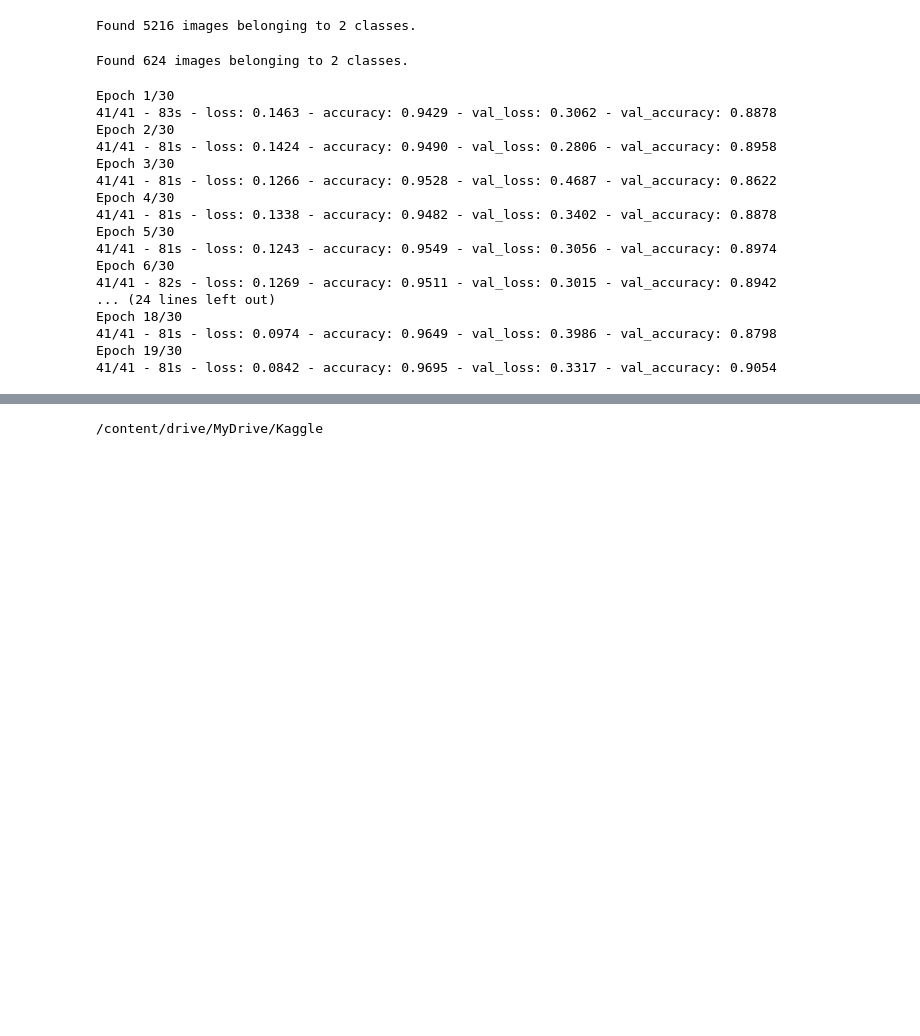
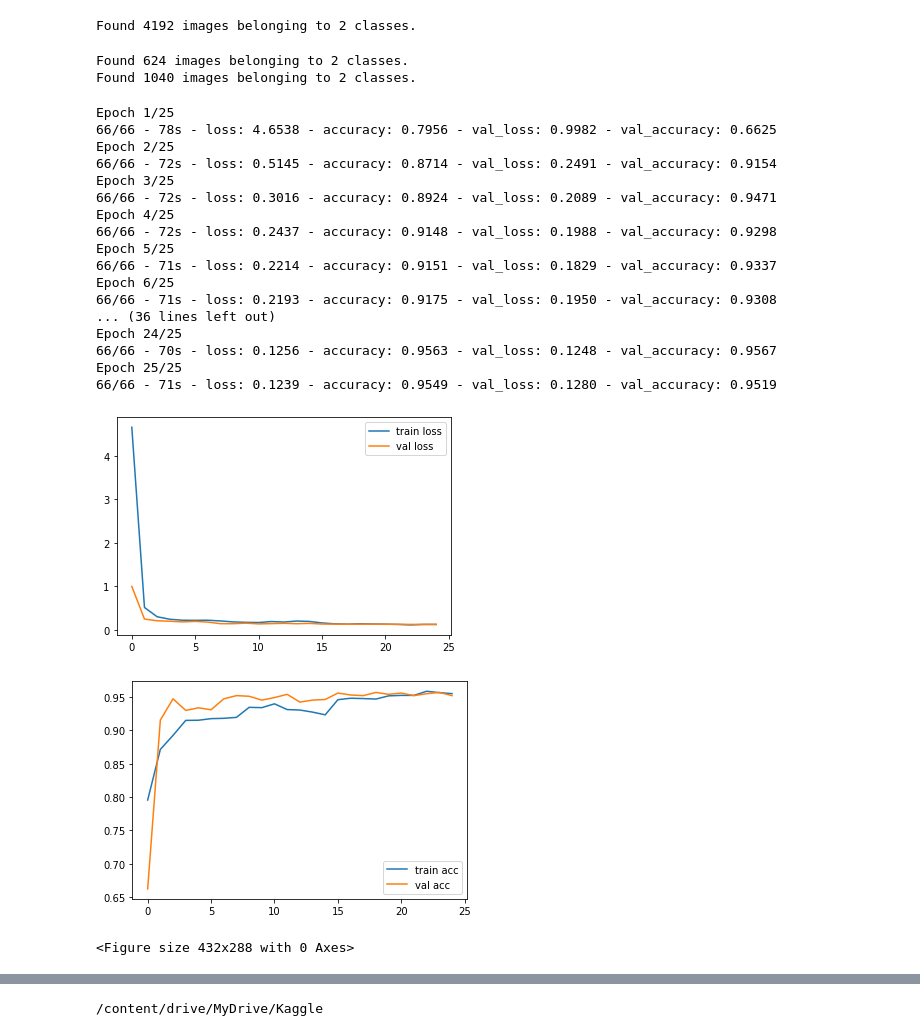
Before and after one commit to prtk0007/Chest_Xray_detection, a Jupyter notebook: Project_ray_7_Inception_acc_90_70_.ipynb, the cells around one changed output, grey strips where cells are left out. Saved outputs shown, nothing was run; the diff lists cells and outputs as text; code cells hidden in the pictures; blank space fills up the shorter version.

Commit message:
this is with updated dropout rate but previous results were good with respect to this

```diff
--- a/Project_ray_7_Inception_acc_90_70_.ipynb
+++ b/Project_ray_7_Inception_acc_90_70_.ipynb
@@ -118,45 +75,69 @@ train_datagen = ImageDataGenerator(rescale = 1./255,
 test_datagen = ImageDataGenerator(rescale = 1./255)
 val_datagen = ImageDataGenerator(rescale = 1./255)
 # %%
-training_set = train_datagen.flow_from_directory('/content/chest_xray/chest_xray/train',
+training_set = train_datagen.flow_from_directory('/content/train',
                                                  target_size = (180, 180),
-                                                 batch_size = 128,
+                                                 batch_size = 64,
                                                  class_mode = 'binary')
 # %% [output]
-Found 5216 images belonging to 2 classes.
+Found 4192 images belonging to 2 classes.
 # %%
-test_set = test_datagen.flow_from_directory('/content/chest_xray/chest_xray/test',
+test_set = test_datagen.flow_from_directory('/content/test',
                                             target_size = (180, 180),
-                                            batch_size = 128,
+                                            batch_size = 64,
                                             shuffle=False,
                                             class_mode = 'binary')
+
+val_set = test_datagen.flow_from_directory('/content/val',
+                                            target_size = (180, 180),
+                                            batch_size = 64,
+                                            shuffle=False,
+                                            class_mode = 'binary')
 # %% [output]
 Found 624 images belonging to 2 classes.
+Found 1040 images belonging to 2 classes.
 # %%
 from tensorflow.keras.callbacks import EarlyStopping,ReduceLROnPlateau
 early = EarlyStopping(monitor='val_loss', mode='min', patience=10)
-learning_rate_reduction = ReduceLROnPlateau(monitor='val_loss', patience =  8 , verbose=1,factor=0.2, min_lr=0.00001)
+learning_rate_reduction = ReduceLROnPlateau(monitor='val_loss', patience =  4 , verbose=1,factor=0.01, min_lr=0.0001)
 callbacks_list = [ early, learning_rate_reduction]
 # %%
-r3=model3.fit(training_set,validation_data=test_set,epochs=30,verbose=2,callbacks=callbacks_list)
+r3=model3.fit(training_set,validation_data=val_set,epochs=25,verbose=2,callbacks=callbacks_list)
 # %% [output]
-Epoch 1/30
-41/41 - 83s - loss: 0.1463 - accuracy: 0.9429 - val_loss: 0.3062 - val_accuracy: 0.8878
-Epoch 2/30
-41/41 - 81s - loss: 0.1424 - accuracy: 0.9490 - val_loss: 0.2806 - val_accuracy: 0.8958
-Epoch 3/30
-41/41 - 81s - loss: 0.1266 - accuracy: 0.9528 - val_loss: 0.4687 - val_accuracy: 0.8622
-Epoch 4/30
-41/41 - 81s - loss: 0.1338 - accuracy: 0.9482 - val_loss: 0.3402 - val_accuracy: 0.8878
-Epoch 5/30
-41/41 - 81s - loss: 0.1243 - accuracy: 0.9549 - val_loss: 0.3056 - val_accuracy: 0.8974
-Epoch 6/30
-41/41 - 82s - loss: 0.1269 - accuracy: 0.9511 - val_loss: 0.3015 - val_accuracy: 0.8942
-... (24 lines left out)
-Epoch 18/30
-41/41 - 81s - loss: 0.0974 - accuracy: 0.9649 - val_loss: 0.3986 - val_accuracy: 0.8798
-Epoch 19/30
-41/41 - 81s - loss: 0.0842 - accuracy: 0.9695 - val_loss: 0.3317 - val_accuracy: 0.9054
+Epoch 1/25
+66/66 - 78s - loss: 4.6538 - accuracy: 0.7956 - val_loss: 0.9982 - val_accuracy: 0.6625
+Epoch 2/25
+66/66 - 72s - loss: 0.5145 - accuracy: 0.8714 - val_loss: 0.2491 - val_accuracy: 0.9154
+Epoch 3/25
+66/66 - 72s - loss: 0.3016 - accuracy: 0.8924 - val_loss: 0.2089 - val_accuracy: 0.9471
+Epoch 4/25
+66/66 - 72s - loss: 0.2437 - accuracy: 0.9148 - val_loss: 0.1988 - val_accuracy: 0.9298
+Epoch 5/25
+66/66 - 71s - loss: 0.2214 - accuracy: 0.9151 - val_loss: 0.1829 - val_accuracy: 0.9337
+Epoch 6/25
+66/66 - 71s - loss: 0.2193 - accuracy: 0.9175 - val_loss: 0.1950 - val_accuracy: 0.9308
+... (36 lines left out)
+Epoch 24/25
+66/66 - 70s - loss: 0.1256 - accuracy: 0.9563 - val_loss: 0.1248 - val_accuracy: 0.9567
+Epoch 25/25
+66/66 - 71s - loss: 0.1239 - accuracy: 0.9549 - val_loss: 0.1280 - val_accuracy: 0.9519
+# %%
+plt.plot(r3.history['loss'], label='train loss')
+plt.plot(r3.history['val_loss'], label='val loss')
+plt.legend()
+plt.show()
+plt.savefig('LossVal_loss')
+
+# plot the accuracy
+plt.plot(r3.history['accuracy'], label='train acc')
+plt.plot(r3.history['val_accuracy'], label='val acc')
+plt.legend()
+plt.show()
+plt.savefig('AccVal_acc')
+# %% [output]
+[figure, added]
+[figure, added]
+<Figure size 432x288 with 0 Axes>
 # %%
 model3.evaluate(test_set)
 # %% [output]
```
Also changed, not shown: parts of 18 cells of this notebook.
